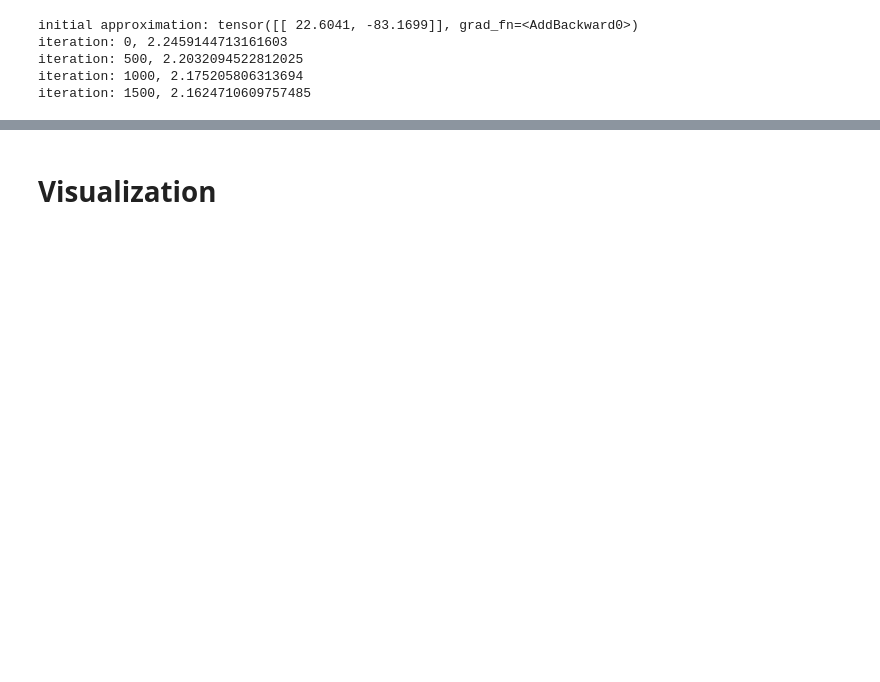
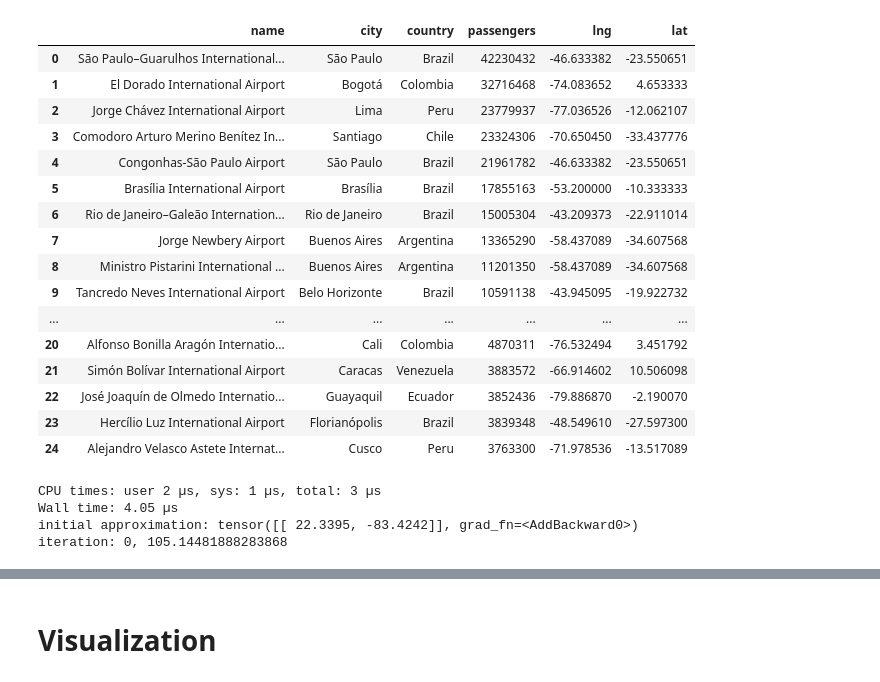
Before and after one commit to otzhora/optimal_aero_hub, a Jupyter notebook: nbs/optimize.ipynb, the cells around one changed output, grey strips where cells are left out. Drawn from its saved outputs; the diff is of its cells as text; code cells hidden in the pictures; blank space fills up the shorter version.

```diff
--- a/nbs/optimize.ipynb
+++ b/nbs/optimize.ipynb
@@ -23,9 +25,30 @@ def get_df():
     return df, na_air_df, sa_air_df
 
 df, na_air_df, sa_air_df = get_df()
+# %%
+sa_air_df
+# %% [output]
+|  | name | city | country | passengers | lng | lat |
+| 0 | São Paulo–Guarulhos International... | São Paulo | Brazil | 42230432 | -46.633382 | -23.550651 |
+| 1 | El Dorado International Airport | Bogotá | Colombia | 32716468 | -74.083652 | 4.653333 |
+| 2 | Jorge Chávez International Airport | Lima | Peru | 23779937 | -77.036526 | -12.062107 |
+| 3 | Comodoro Arturo Merino Benítez In... | Santiago | Chile | 23324306 | -70.650450 | -33.437776 |
+| 4 | Congonhas-São Paulo Airport | São Paulo | Brazil | 21961782 | -46.633382 | -23.550651 |
+| 5 | Brasília International Airport | Brasília | Brazil | 17855163 | -53.200000 | -10.333333 |
+| 6 | Rio de Janeiro–Galeão Internation... | Rio de Janeiro | Brazil | 15005304 | -43.209373 | -22.911014 |
+| 7 | Jorge Newbery Airport | Buenos Aires | Argentina | 13365290 | -58.437089 | -34.607568 |
+| 8 | Ministro Pistarini International ... | Buenos Aires | Argentina | 11201350 | -58.437089 | -34.607568 |
+| 9 | Tancredo Neves International Airport | Belo Horizonte | Brazil | 10591138 | -43.945095 | -19.922732 |
+| ... | ... | ... | ... | ... | ... | ... |
+| 20 | Alfonso Bonilla Aragón Internatio... | Cali | Colombia | 4870311 | -76.532494 | 3.451792 |
+| 21 | Simón Bolívar International Airport | Caracas | Venezuela | 3883572 | -66.914602 | 10.506098 |
+| 22 | José Joaquín de Olmedo Internatio... | Guayaquil | Ecuador | 3852436 | -79.886870 | -2.190070 |
+| 23 | Hercílio Luz International Airport | Florianópolis | Brazil | 3839348 | -48.549610 | -27.597300 |
+| 24 | Alejandro Velasco Astete Internat... | Cusco | Peru | 3763300 | -71.978536 | -13.517089 |
 # %%
 points = Points(df)
 # %%
+%time
 def fit():
     hub = torch.rand((1, 2), requires_grad=True)
     hub = hub * torch.tensor([1, 1]) + torch.tensor([22, -84])
@@ -33,11 +56,11 @@ def fit():
     print(f"initial approximation: {hub}")
 
     hubs = []
-    lr = 5e-3
+    lr = 5e-2
     prev_grad = None
 
     for epoch in range(10000):
-        loss = exp_cost(hub, points, 0.25)
+        loss = exp_cost(hub, points, 1)
 
         if epoch % 500 == 0:
             print(f"iteration: {epoch}, {loss}")
@@ -65,11 +88,10 @@ def fit():
 
 hub, history = fit()
 # %% [output]
-initial approximation: tensor([[ 22.6041, -83.1699]], grad_fn=<AddBackward0>)
-iteration: 0, 2.2459144713161603
-iteration: 500, 2.2032094522812025
-iteration: 1000, 2.175205806313694
-iteration: 1500, 2.1624710609757485
+CPU times: user 2 µs, sys: 1 µs, total: 3 µs
+Wall time: 4.05 µs
+initial approximation: tensor([[ 22.3395, -83.4242]], grad_fn=<AddBackward0>)
+iteration: 0, 105.14481888283868
 # %%
 hub
 # %% [output]
```
Also changed, not shown: parts of 5 cells of this notebook.
